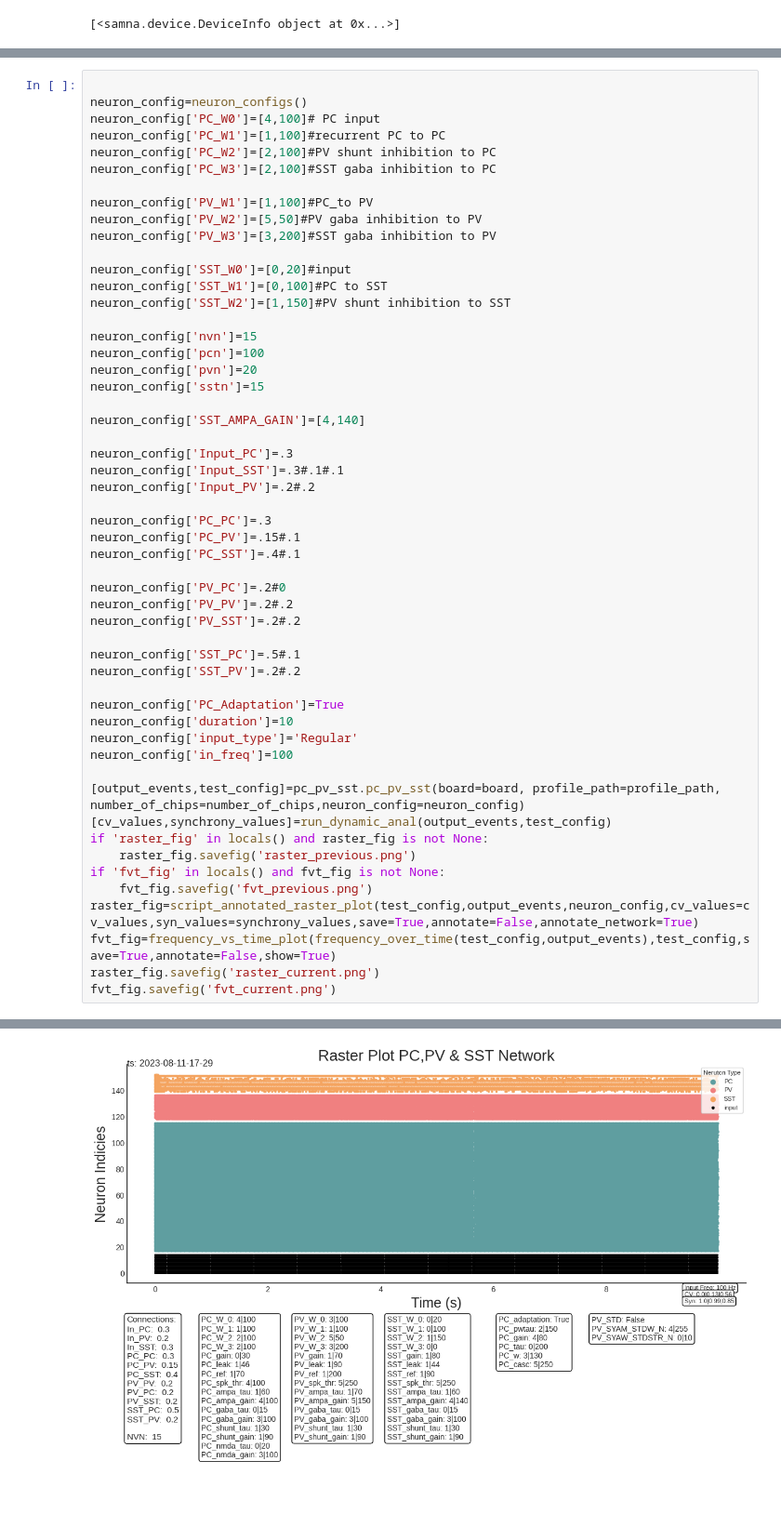
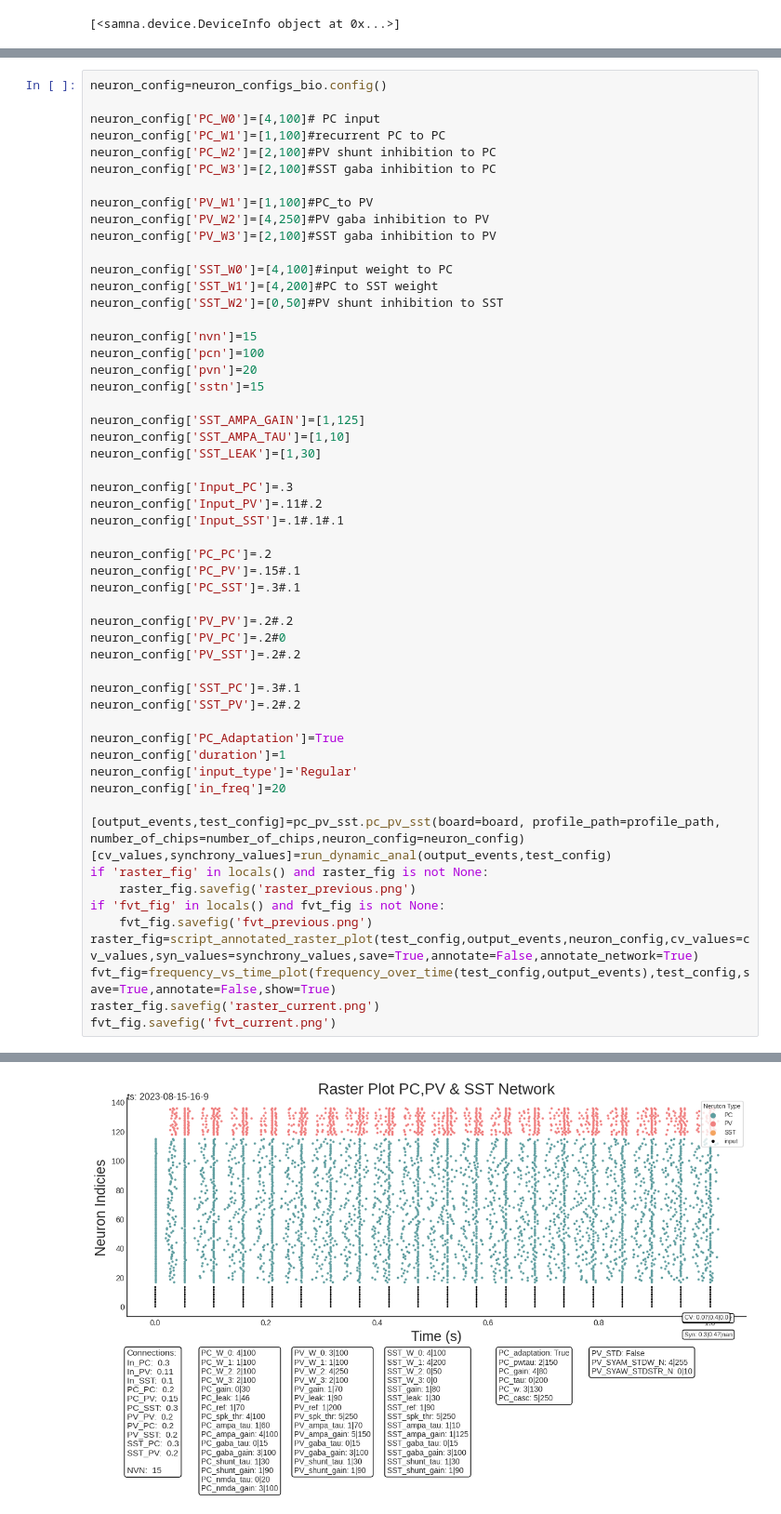
Before and after one commit to Aramatos/dynapse2_adaptation, a Jupyter notebook: Network.ipynb, the cells around one changed output, grey strips where cells are left out. Shown: that part at 93% size. Saved outputs shown, nothing was run; the diff lists cells and outputs as text.

```diff
--- a/Network.ipynb
+++ b/Network.ipynb
@@ -39,45 +39,47 @@ from adaptation_lib.tc_extraction import *
 # %%
+neuron_config=neuron_configs_bio.config()
 
-neuron_config=neuron_configs()
 neuron_config['PC_W0']=[4,100]# PC input
 neuron_config['PC_W1']=[1,100]#recurrent PC to PC
 neuron_config['PC_W2']=[2,100]#PV shunt inhibition to PC
 neuron_config['PC_W3']=[2,100]#SST gaba inhibition to PC
 
 neuron_config['PV_W1']=[1,100]#PC_to PV
-neuron_config['PV_W2']=[5,50]#PV gaba inhibition to PV
-neuron_config['PV_W3']=[3,200]#SST gaba inhibition to PV
+neuron_config['PV_W2']=[4,250]#PV gaba inhibition to PV
+neuron_config['PV_W3']=[2,100]#SST gaba inhibition to PV
 
-neuron_config['SST_W0']=[0,20]#input
-neuron_config['SST_W1']=[0,100]#PC to SST
-neuron_config['SST_W2']=[1,150]#PV shunt inhibition to SST
+neuron_config['SST_W0']=[4,100]#input weight to PC
+neuron_config['SST_W1']=[4,200]#PC to SST weight
+neuron_config['SST_W2']=[0,50]#PV shunt inhibition to SST
 
 neuron_config['nvn']=15
 neuron_config['pcn']=100
 neuron_config['pvn']=20
 neuron_config['sstn']=15
 
-neuron_config['SST_AMPA_GAIN']=[4,140]
+neuron_config['SST_AMPA_GAIN']=[1,125]
+neuron_config['SST_AMPA_TAU']=[1,10]
+neuron_config['SST_LEAK']=[1,30]
 
 neuron_config['Input_PC']=.3
-neuron_config['Input_SST']=.3#.1#.1
-neuron_config['Input_PV']=.2#.2
+neuron_config['Input_PV']=.11#.2
+neuron_config['Input_SST']=.1#.1#.1
 
-neuron_config['PC_PC']=.3
+neuron_config['PC_PC']=.2
 neuron_config['PC_PV']=.15#.1
-neuron_config['PC_SST']=.4#.1
+neuron_config['PC_SST']=.3#.1
 
+neuron_config['PV_PV']=.2#.2
 neuron_config['PV_PC']=.2#0
-neuron_config['PV_PV']=.2#.2
 neuron_config['PV_SST']=.2#.2
 
-neuron_config['SST_PC']=.5#.1
+neuron_config['SST_PC']=.3#.1
 neuron_config['SST_PV']=.2#.2
 
 neuron_config['PC_Adaptation']=True
-neuron_config['duration']=10
+neuron_config['duration']=1
 neuron_config['input_type']='Regular'
-neuron_config['in_freq']=100
+neuron_config['in_freq']=20
 
 [output_events,test_config]=pc_pv_sst.pc_pv_sst(board=board, profile_path=profile_path, number_of_chips=number_of_chips,neuron_config=neuron_config)
 [cv_values,synchrony_values]=run_dynamic_anal(output_events,test_config)
@@ -110 +112 @@ PC_synchrony: 1.0 PV_CV_average: 0.99 SST_CV_average: 0.85
-[figure, old version]
+[figure, new version]
```
Also changed, not shown: parts of 9 cells of this notebook, 13 other files.
